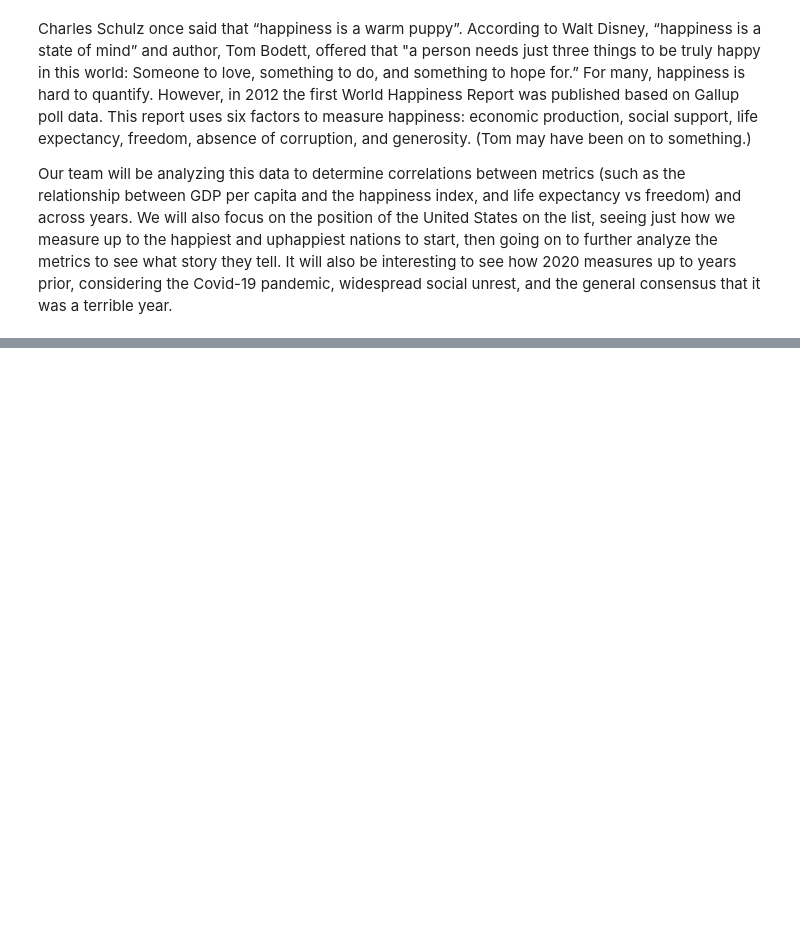
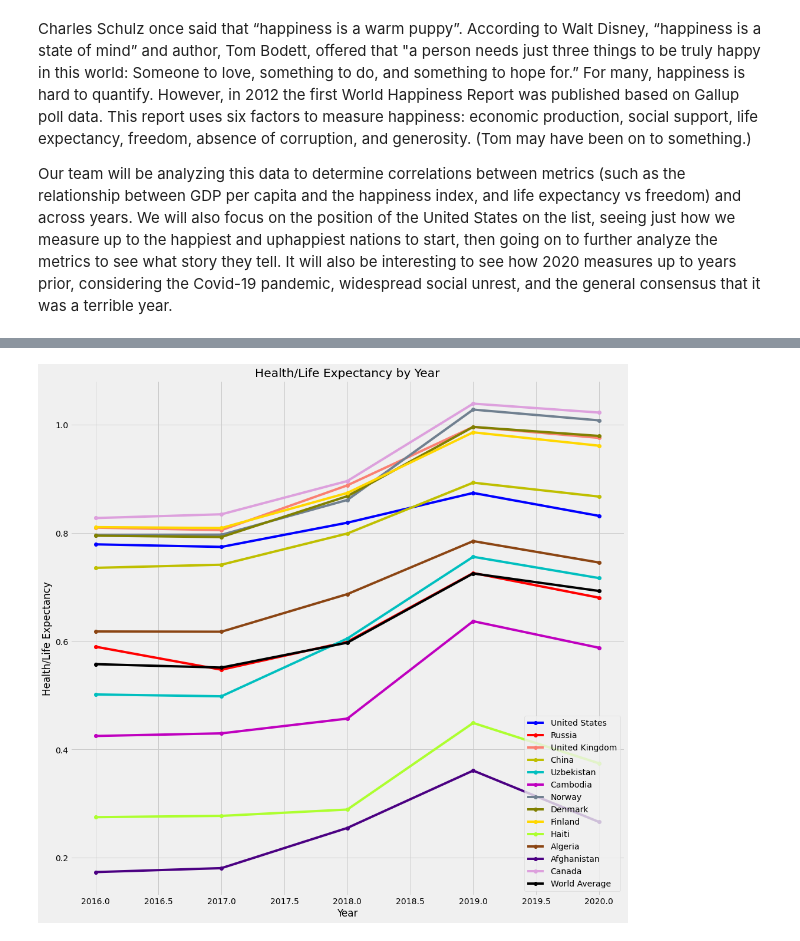
Before and after one commit to alannahmarie/project_hapPyness, a Jupyter notebook: Ben/ben_hapPyness.ipynb, the cells around one changed output, grey strips where cells are left out. Cells and saved outputs as stored; diff of their text form; code cells hidden in the pictures; blank space fills up the shorter version.

```diff
--- a/Ben/ben_hapPyness.ipynb
+++ b/Ben/ben_hapPyness.ipynb
@@ -48,0 +124,27 @@ clean_data_2019_df.head(155)
+# %%
+plt.figure(figsize=(15, 15))
+plt.plot(usa_df['Year'], usa_df['Health/Life Expectancy'], marker = 'o', color='b')
+plt.plot(russia_df['Year'], russia_df['Health/Life Expectancy'], marker = 'o', color='r')
+plt.plot(uk_df['Year'], uk_df['Health/Life Expectancy'], marker = 'o', color='salmon')
+plt.plot(china_df['Year'], china_df['Health/Life Expectancy'], marker = 'o', color='y')
+plt.plot(uzbekistan_df['Year'], uzbekistan_df['Health/Life Expectancy'], marker = 'o', color='c')
+plt.plot(cambodia_df['Year'], cambodia_df['Health/Life Expectancy'], marker = 'o', color='m')
+plt.plot(norway_df['Year'], norway_df['Health/Life Expectancy'], marker = 'o', color='slategrey')
+plt.plot(denmark_df['Year'], denmark_df['Health/Life Expectancy'], marker = 'o', color='olive')
+plt.plot(finland_df['Year'], finland_df['Health/Life Expectancy'], marker = 'o', color='gold')
+plt.plot(haiti_df['Year'], haiti_df['Health/Life Expectancy'], marker = 'o', color='greenyellow')
+plt.plot(algeria_df['Year'], algeria_df['Health/Life Expectancy'], marker = 'o', color='saddlebrown')
+plt.plot(afghanistan_df['Year'], afghanistan_df['Health/Life Expectancy'], marker = 'o', color='indigo')
+plt.plot(canada_df['Year'], canada_df['Health/Life Expectancy'], marker = 'o', color='plum')
+plt.plot(avg_life_df['Year'], avg_life_df['Health/Life Expectancy'], marker = 'o', color='k')
+
+countries = ['United States','Russia','United Kingdom','China','Uzbekistan','Cambodia','Norway','Denmark','Finland','Haiti','Algeria','Afghanistan','Canada','World Average']
+
+
+plt.xlabel("Year")
+plt.ylabel('Health/Life Expectancy')
+plt.title("Health/Life Expectancy by Year")
+plt.legend(countries, loc='best')
+plt.show()
+# %% [output]
+[figure, added]
```
Also changed, not shown: parts of 9 cells of this notebook.
